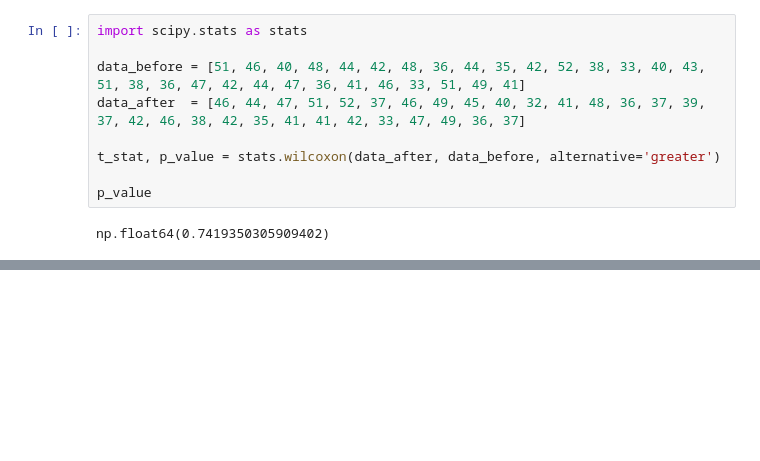
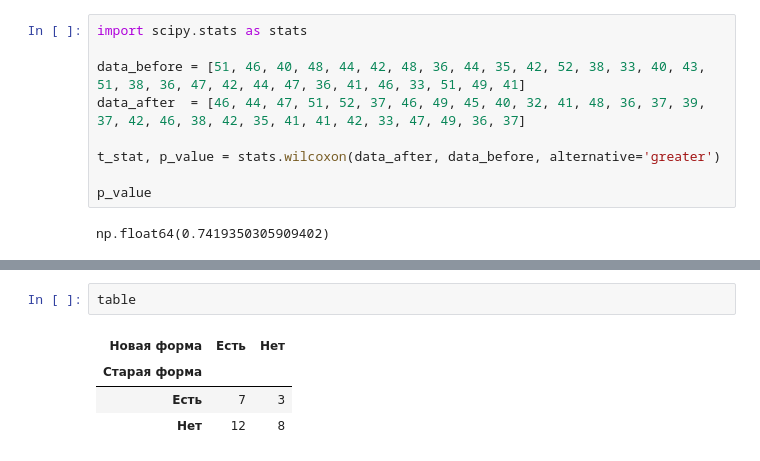
Before and after one commit to yevgeniy2504/sf_education_repo, a Jupyter notebook: task_8/task_4.ipynb, the cells around one changed output, grey strips where cells are left out. Cells and saved outputs as stored; diff of their text form; blank space fills up the shorter version.

```diff
--- a/task_8/task_4.ipynb
+++ b/task_8/task_4.ipynb
@@ -120,0 +203,7 @@ np.float64(0.7419350305909402)
+# %%
+table
+# %% [output]
+| Новая форма | Есть | Нет |
+| Старая форма |  |  |
+| Есть | 7 | 3 |
+| Нет | 12 | 8 |
```
Also changed, not shown: parts of 6 cells of this notebook, 1 other file.
